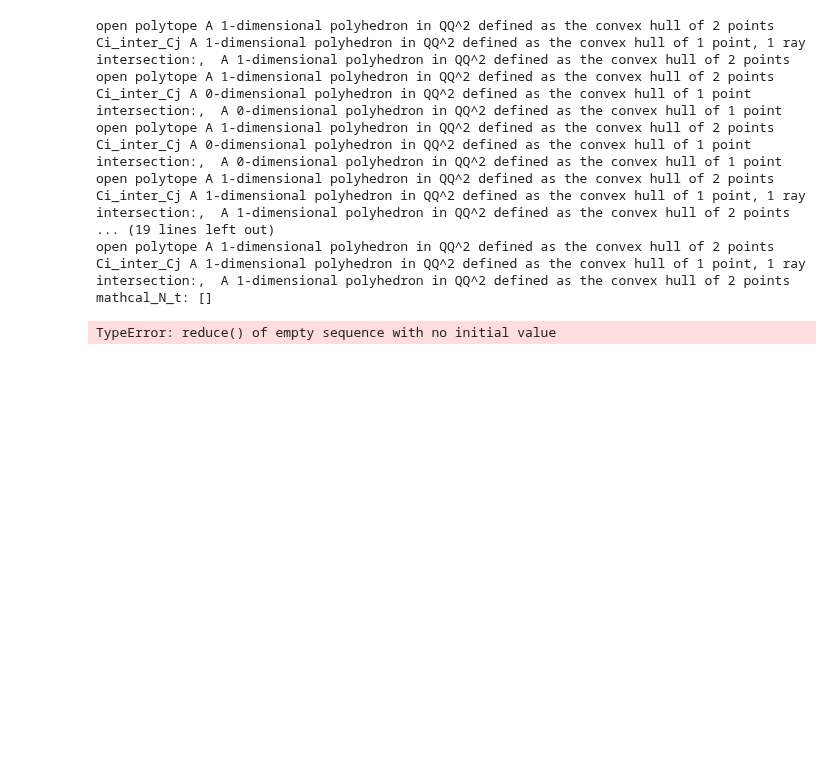
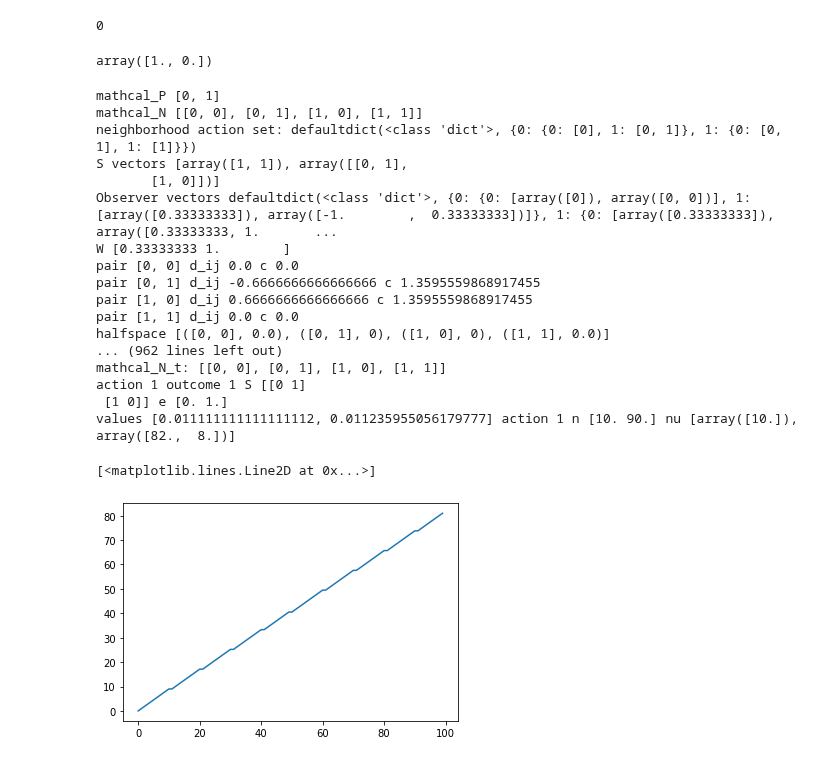
Before and after one commit to MaxHeuillet/partial-monitoring-algos, a Jupyter notebook: synthetic_case.ipynb, the cells around one changed output. Saved outputs shown, nothing was run; the diff lists cells and outputs as text; code cells hidden in the pictures; blank space fills up the shorter version.

Commit message:
improvments on regret measurements

```diff
--- a/synthetic_case.ipynb
+++ b/synthetic_case.ipynb
@@ -257,40 +288,59 @@ class SyntheticCase:
+# %%
+
+
+
+
+LossMatrix = np.array( [ [1, 0], [0, 1] ] )
+i = optimal_action(LossMatrix, )
+# %% [output]
+0
+# %%
+FeedbackMatrix =  np.array([ [1, 1],[1, 0] ])
+e = np.eye(2)
+S = geometry.global_signal(FeedbackMatrix)
+S2 = geometry_v2.get_signal_matrices(FeedbackMatrix)
+S[1] @ e[1]
+# %% [output]
+array([1., 0.])
 # %%
 n_cores = 16
 horizon = 100
 n_folds = 25
 
 LossMatrix = np.array( [ [1, 0], [0, 1] ] )
 FeedbackMatrix =  np.array([ [1, 1],[1, 0] ])
 
 task = SyntheticCase(LossMatrix, FeedbackMatrix, horizon)
-result = task.cpb_vanilla_v2( 1.1, 2)
-plt.plot(result)
+result = task.cpb_vanilla_v2( 1.5, 5)
+regret = np.cumsum( np.array( [ task.delta(i) for i in range(2) ] ).T @ result )
+plt.plot(regret)
 
 # result =  eval_feedexp_parallel(task, n_cores, n_folds, horizon, True, 'Piccolboni' )
 # plt.plot(  np.mean( result , 0 ) , label = 'Piccolboni', color = 'green' )
 
 # result =  eval_feedexp_parallel(task, n_cores, n_folds, horizon, True, 'Bianchi' )
 # plt.plot(  np.mean( result , 0 ) , label = 'Bianchi', color = 'orange' )
 
 # plt.legend()
 # %% [output]
-open polytope A 1-dimensional polyhedron in QQ^2 defined as the convex hull of 2 points
-Ci_inter_Cj A 1-dimensional polyhedron in QQ^2 defined as the convex hull of 1 point, 1 ray
-intersection:,  A 1-dimensional polyhedron in QQ^2 defined as the convex hull of 2 points
-open polytope A 1-dimensional polyhedron in QQ^2 defined as the convex hull of 2 points
-Ci_inter_Cj A 0-dimensional polyhedron in QQ^2 defined as the convex hull of 1 point
-intersection:,  A 0-dimensional polyhedron in QQ^2 defined as the convex hull of 1 point
-open polytope A 1-dimensional polyhedron in QQ^2 defined as the convex hull of 2 points
-Ci_inter_Cj A 0-dimensional polyhedron in QQ^2 defined as the convex hull of 1 point
-intersection:,  A 0-dimensional polyhedron in QQ^2 defined as the convex hull of 1 point
-open polytope A 1-dimensional polyhedron in QQ^2 defined as the convex hull of 2 points
-Ci_inter_Cj A 1-dimensional polyhedron in QQ^2 defined as the convex hull of 1 point, 1 ray
-intersection:,  A 1-dimensional polyhedron in QQ^2 defined as the convex hull of 2 points
-... (19 lines left out)
-open polytope A 1-dimensional polyhedron in QQ^2 defined as the convex hull of 2 points
-Ci_inter_Cj A 1-dimensional polyhedron in QQ^2 defined as the convex hull of 1 point, 1 ray
-intersection:,  A 1-dimensional polyhedron in QQ^2 defined as the convex hull of 2 points
-mathcal_N_t: []
+mathcal_P [0, 1]
+mathcal_N [[0, 0], [0, 1], [1, 0], [1, 1]]
+neighborhood action set: defaultdict(<class 'dict'>, {0: {0: [0], 1: [0, 1]}, 1: {0: [0, 1], 1: [1]}})
+S vectors [array([1, 1]), array([[0, 1],
+       [1, 0]])]
+Observer vectors defaultdict(<class 'dict'>, {0: {0: [array([0]), array([0, 0])], 1: [array([0.33333333]), array([-1.        ,  0.33333333])]}, 1: {0: [array([0.33333333]), array([0.33333333, 1.       ...
+W [0.33333333 1.        ]
+pair [0, 0] d_ij 0.0 c 0.0
+pair [0, 1] d_ij -0.6666666666666666 c 1.3595559868917455
+pair [1, 0] d_ij 0.6666666666666666 c 1.3595559868917455
+pair [1, 1] d_ij 0.0 c 0.0
+halfspace [([0, 0], 0.0), ([0, 1], 0), ([1, 0], 0), ([1, 1], 0.0)]
+... (962 lines left out)
+mathcal_N_t: [[0, 0], [0, 1], [1, 0], [1, 1]]
+action 1 outcome 1 S [[0 1]
+ [1 0]] e [0. 1.]
+values [0.011111111111111112, 0.011235955056179777] action 1 n [10. 90.] nu [array([10.]), array([82.,  8.])]
-TypeError: reduce() of empty sequence with no initial value
+[<matplotlib.lines.Line2D at 0x...>]
+[figure, added]
 # %%
 n_cores = 16
```
Also changed, not shown: parts of 8 cells of this notebook, 3 other files.
